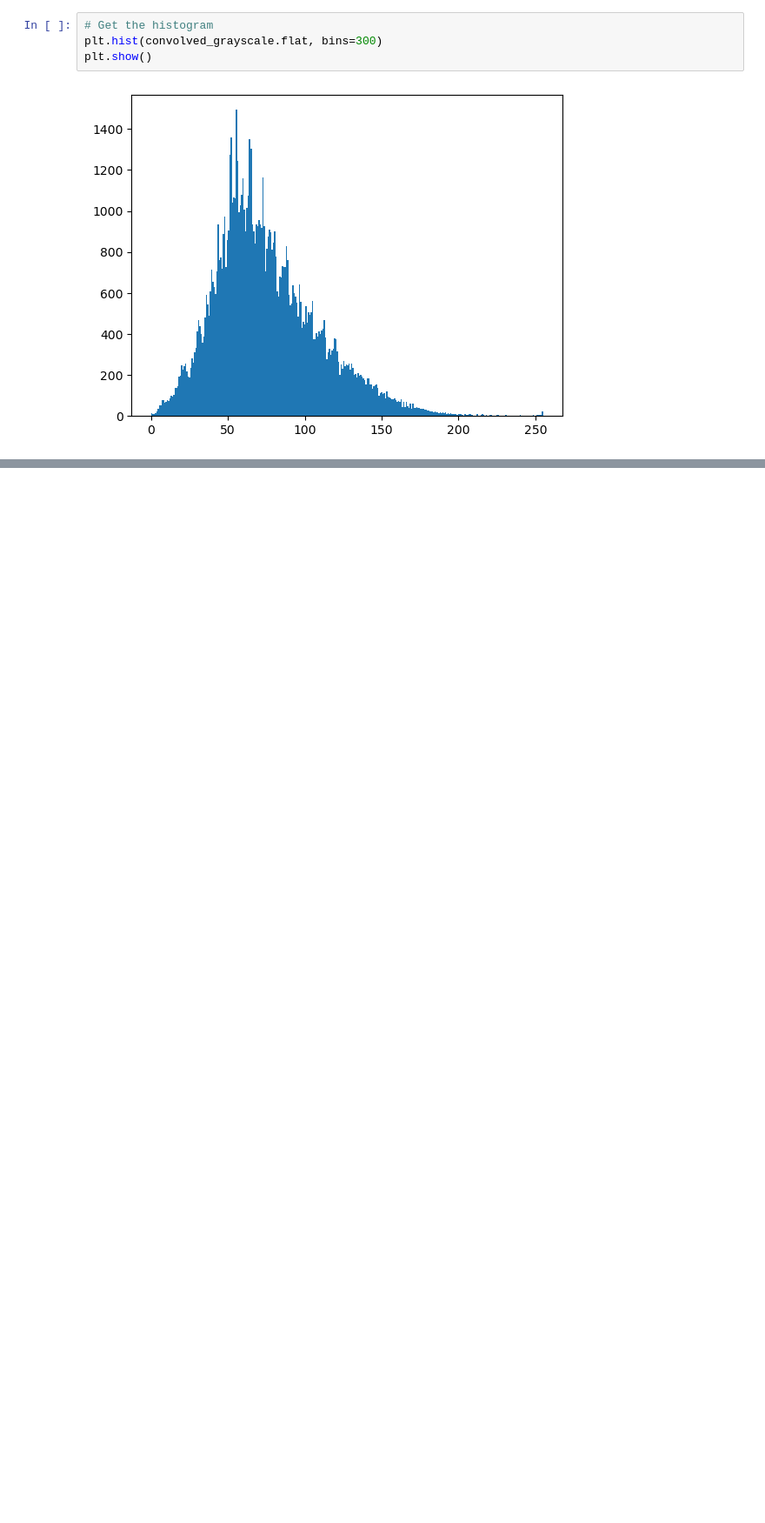
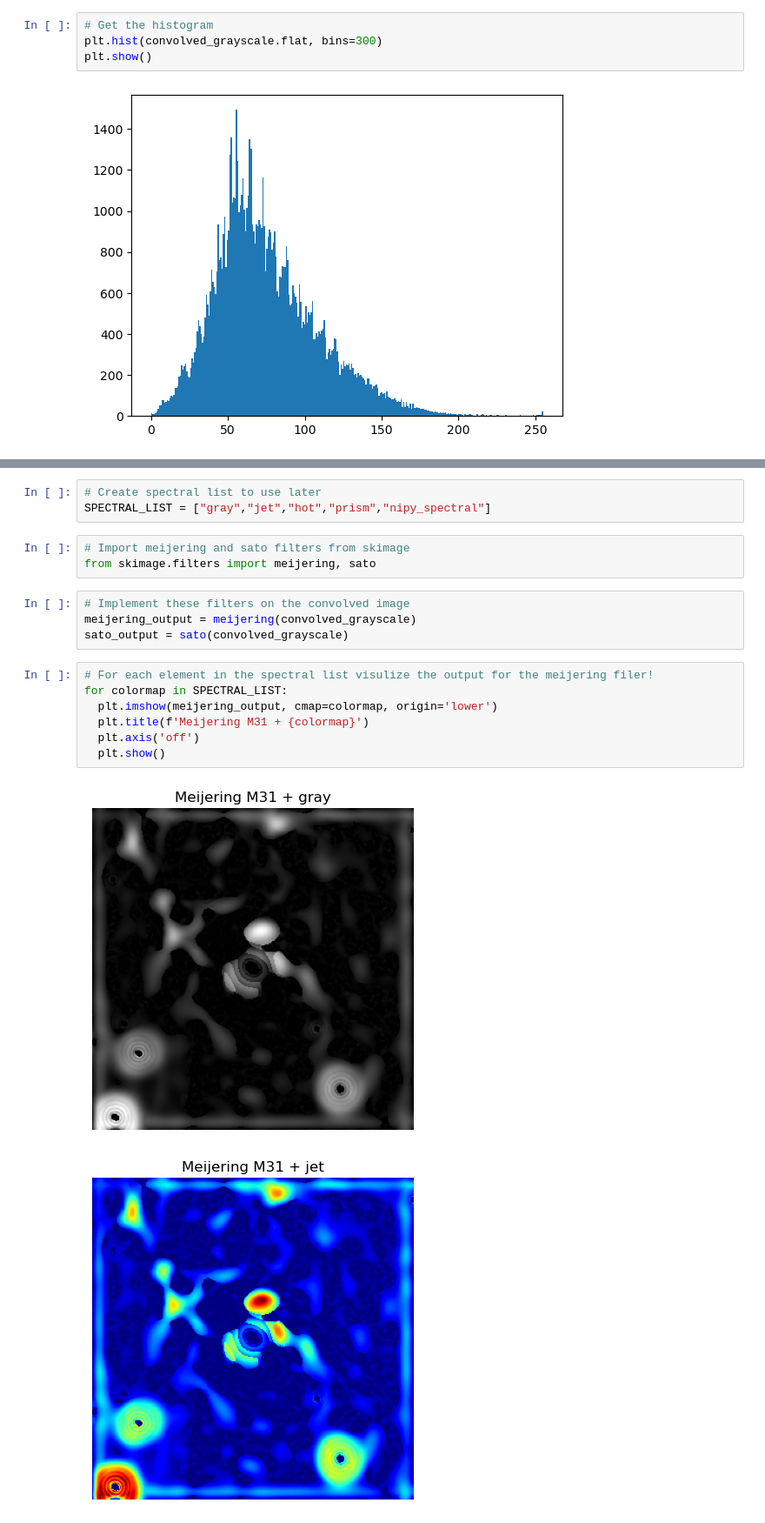
Before and after one commit to Michal-Radomski/Python-Data-Visualization, a Jupyter notebook: 05 Astronomy Research/03_image_processing.ipynb, the cells around one changed output, grey strips where cells are left out. Shown at 87% size. Drawn from its saved outputs; the diff is of its cells as text; blank space fills up the shorter version.

```diff
--- a/05 Astronomy Research/03_image_processing.ipynb
+++ b/05 Astronomy Research/03_image_processing.ipynb
@@ -171,0 +172,20 @@ https://scikit-image.org/docs/stable/api/skimage.filters.html
+# %%
+# Create spectral list to use later
+SPECTRAL_LIST = ["gray","jet","hot","prism","nipy_spectral"]
+# %%
+# Import meijering and sato filters from skimage
+from skimage.filters import meijering, sato
+# %%
+# Implement these filters on the convolved image
+meijering_output = meijering(convolved_grayscale)
+sato_output = sato(convolved_grayscale)
+# %%
+# For each element in the spectral list visulize the output for the meijering filer!
+for colormap in SPECTRAL_LIST:
+  plt.imshow(meijering_output, cmap=colormap, origin='lower')
+  plt.title(f'Meijering M31 + {colormap}')
+  plt.axis('off')
+  plt.show()
+# %% [output]
+[figure, added]
+[figure, added]
```
Also changed, not shown: parts of 4 cells of this notebook.
